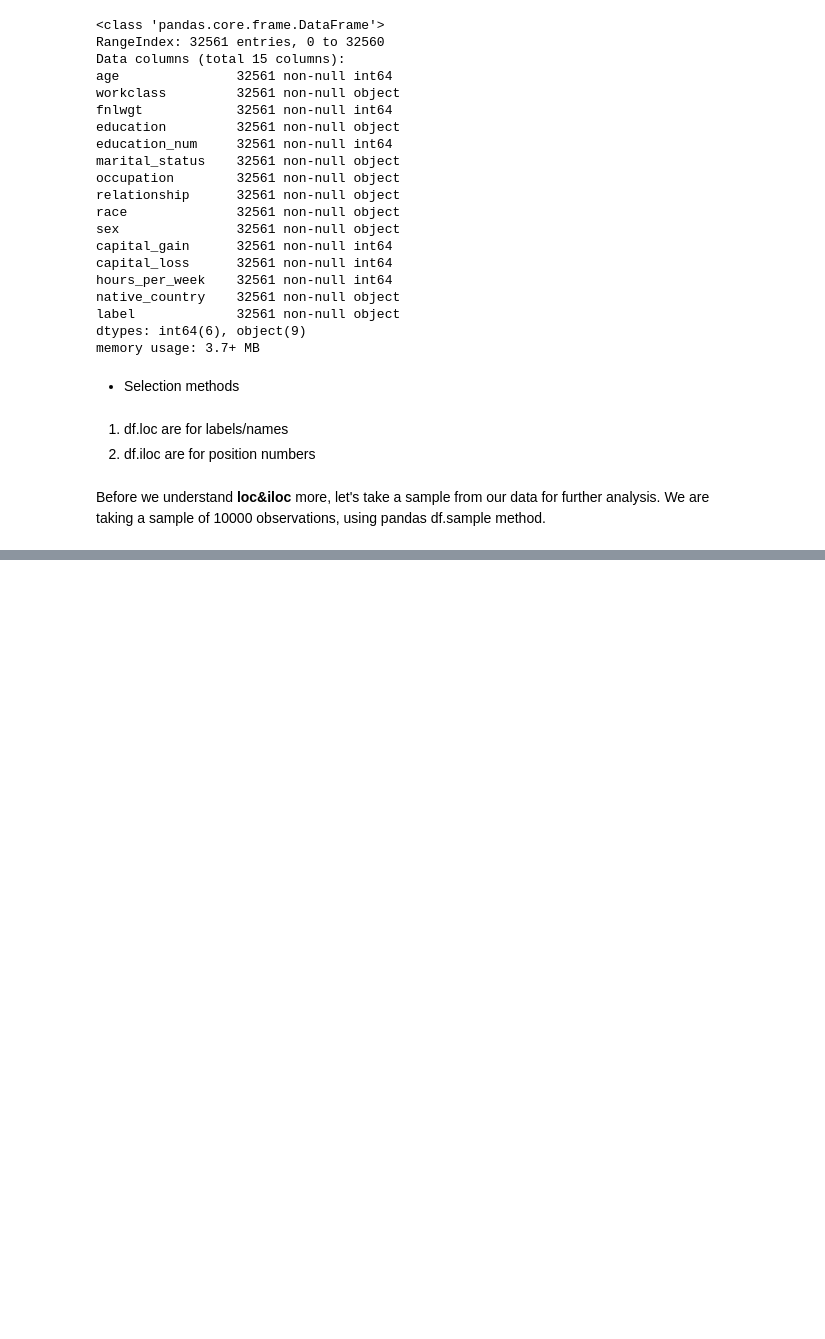
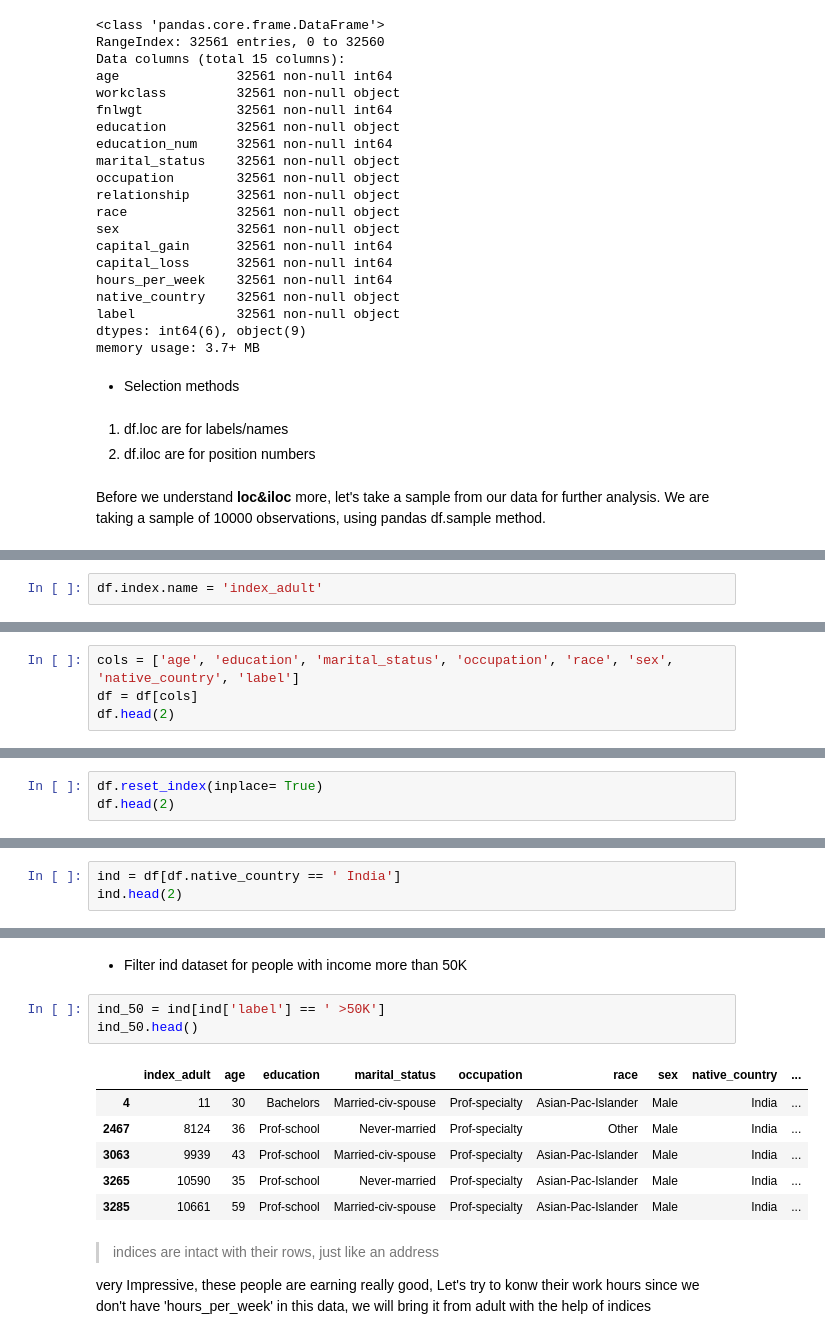
Before and after one commit to xiaoqie007/Pandas_exer_Yu, a Jupyter notebook: 11_Indexing.ipynb, the cells around one changed output, grey strips where cells are left out. Cells and saved outputs as stored; diff of their text form; blank space fills up the shorter version.

Commit message:
learn11.8
index
stack/unstack----pivot/crosstab

```diff
--- a/11_Indexing.ipynb
+++ b/11_Indexing.ipynb
@@ -63,0 +141,2 @@ We are taking a sample of 10000 observations, using pandas df.sample method.
+# %%
+df.index.name = 'index_adult'
@@ -63,0 +178,4 @@ We are taking a sample of 10000 observations, using pandas df.sample method.
+# %%
+cols = ['age', 'education', 'marital_status', 'occupation', 'race', 'sex', 'native_country', 'label']
+df = df[cols]
+df.head(2)
@@ -63,0 +204,3 @@ We are taking a sample of 10000 observations, using pandas df.sample method.
+# %%
+df.reset_index(inplace= True)
+df.head(2)
@@ -63,0 +214,3 @@ We are taking a sample of 10000 observations, using pandas df.sample method.
+# %%
+ind = df[df.native_country == ' India']
+ind.head(2)
@@ -63,0 +261,18 @@ We are taking a sample of 10000 observations, using pandas df.sample method.
+# %% [markdown]
+- Filter ind dataset for people with income more than 50K
+# %%
+ind_50 = ind[ind['label'] == ' >50K']
+ind_50.head()
+# %% [output]
+|  | index_adult | age | education | marital_status | occupation | race | sex | native_country | ... |
+| 4 | 11 | 30 | Bachelors | Married-civ-spouse | Prof-specialty | Asian-Pac-Islander | Male | India | ... |
+| 2467 | 8124 | 36 | Prof-school | Never-married | Prof-specialty | Other | Male | India | ... |
+| 3063 | 9939 | 43 | Prof-school | Married-civ-spouse | Prof-specialty | Asian-Pac-Islander | Male | India | ... |
+| 3265 | 10590 | 35 | Prof-school | Never-married | Prof-specialty | Asian-Pac-Islander | Male | India | ... |
+| 3285 | 10661 | 59 | Prof-school | Married-civ-spouse | Prof-specialty | Asian-Pac-Islander | Male | India | ... |
+# %% [markdown]
+> indices are intact with their rows, just like an address
+
+very Impressive, these people are earning really good, Let's try to konw
+their work hours since we don't have 'hours_per_week' in this data, we will
+bring it from adult with the help of indices
```
Also changed, not shown: parts of 44 cells of this notebook, 1 other file.
